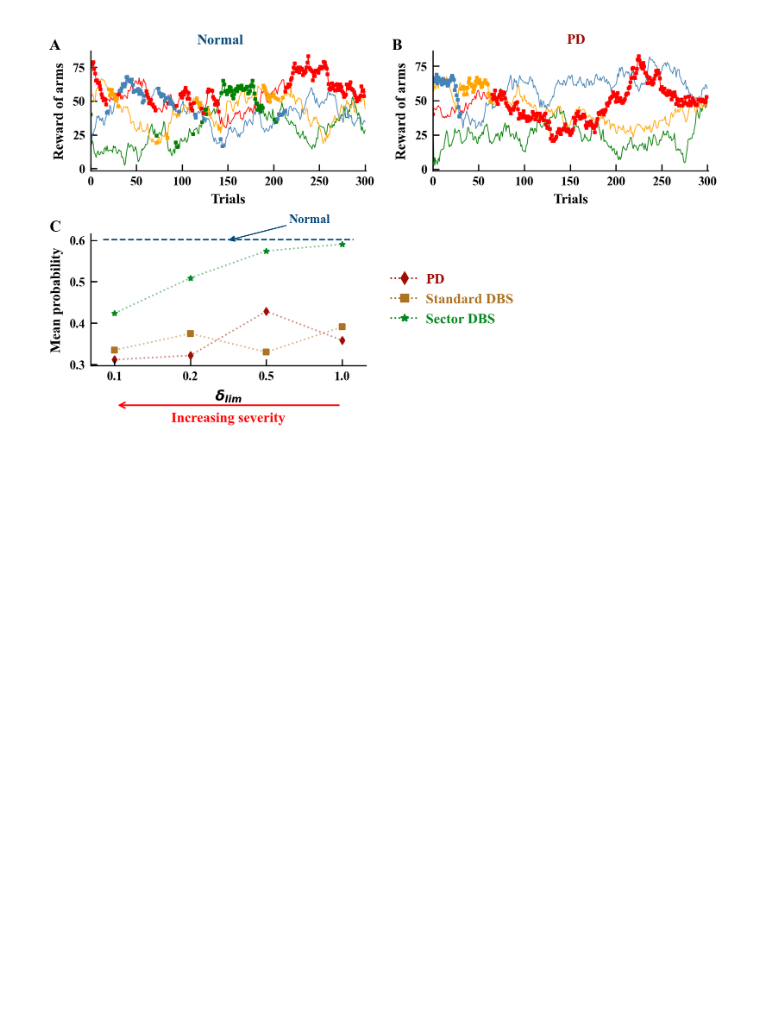
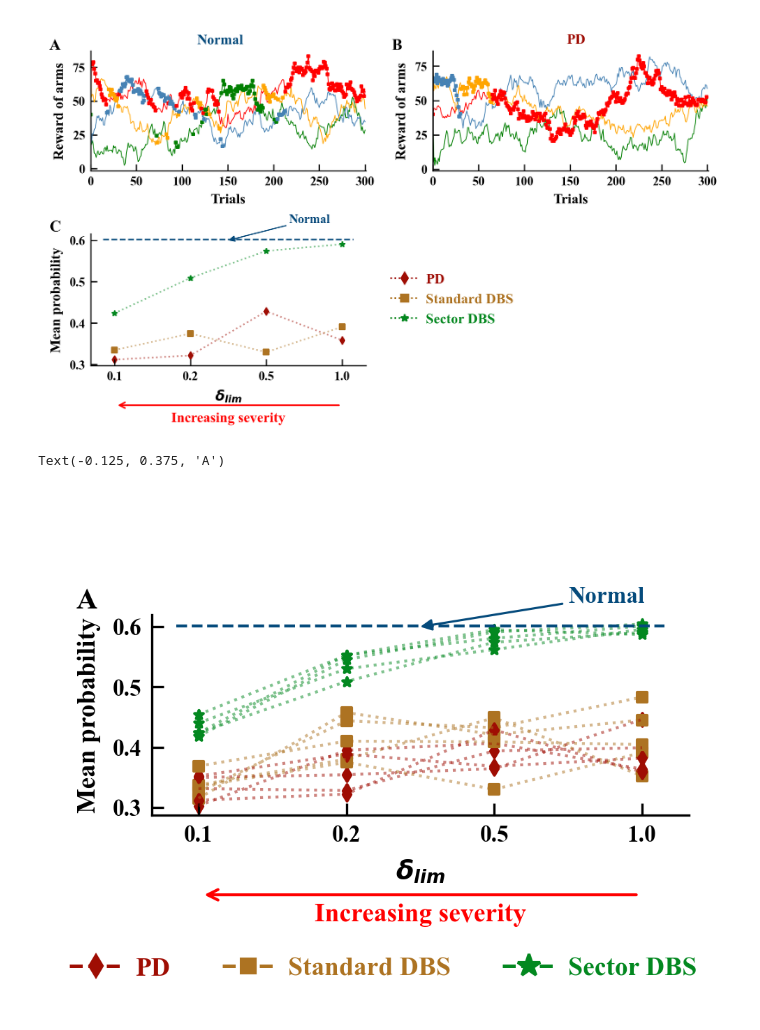
Before and after one commit to CharithaPalika/RotationalDeepBrainStimulation, a Jupyter notebook: results/decision_making_tasks/plotting_restless_bandits.ipynb, the cells around one changed output. Saved outputs shown, nothing was run; the diff lists cells and outputs as text; code cells hidden in the pictures; blank space fills up the shorter version.

```diff
--- a/results/decision_making_tasks/plotting_restless_bandits.ipynb
+++ b/results/decision_making_tasks/plotting_restless_bandits.ipynb
@@ -450,3 +452,77 @@ for n, ax in enumerate([ax_normal, ax_PD, ax_all]):
 plt.show()
 # %% [output]
 [figure]
+# %%
+fig = plt.figure(figsize=(3, 2), facecolor='white')
+
+for i in range(5):
+    plt.scatter(np.arange(4), Mean_PD_all[i], marker='d', color=colors['PD'], s=10)
+    plt.scatter(np.arange(4), Mean_std_DBS_all[i], marker='s', color= colors['std_DBS'], s=10)
+    plt.scatter(np.arange(4), Mean_sector_DBS_all[i], marker='*', color=colors['sector_DBS'], s=10)
+    plt.plot(np.arange(4), Mean_PD_all[i], color=colors['PD'], linewidth=1, alpha=0.5, linestyle='dotted')
+    plt.plot(np.arange(4), Mean_std_DBS_all[i], color=colors['std_DBS'], linewidth=1, alpha=0.5, linestyle='dotted')
+    plt.plot(np.arange(4), Mean_sector_DBS_all[i], color= colors['sector_DBS'], linewidth=1, alpha=0.5, linestyle='dotted')
+
+
+
+plt.xlabel('$\delta_{lim}$')
+plt.ylabel('Mean probability')
+plt.xticks(np.arange(4), del_lim_arr)
+
+# Add a single legend for all conditions at the bottom of the figure
+handles = [
+    Line2D([0], [0], color=colors['PD'], marker='d', linestyle='--', label='PD'),
+    Line2D([0], [0], color=colors['std_DBS'], marker='s', linestyle='--', label='Standard DBS'),
+    Line2D([0], [0], color=colors['sector_DBS'], marker='*', linestyle='--', label='Sector DBS', markersize = 8),
+]
+legend = fig.legend(handles=handles, loc='lower center', ncol=5, bbox_to_anchor=(0.5, -0.175), frameon=False, fontsize=9)
+for txt, col in zip(legend.get_texts(), [colors['PD'], colors['std_DBS'], colors['sector_DBS']]):
+    txt.set_color(col)
+x_values = np.arange(len(del_lim_arr))
+x_start = x_values[-1]
+x_end = x_values[0]
+y_pos = -0.4
+plt.annotate(
+    '',  # No text at the arrow tip
+    xy=(x_end, y_pos),           # Arrow tip coordinates (end point)
+    xytext=(x_start, y_pos),     # Text and arrow tail coordinates (start point)
+    xycoords=('data', 'axes fraction'), # Use data coords for x, axes fraction for y
+    textcoords=('data', 'axes fraction'),
+    arrowprops=dict(
+        arrowstyle="->",         # Style of the arrow head
+        color='red',           # Color of the arrow
+        linewidth=1
+    )
+)
+#
+# 4. Add the text at the center of the arrow.
+plt.annotate(
+    'Increasing severity',
+    xy=((x_start + x_end) / 2, y_pos-0.1), # Center point of the arrow
+    xycoords=('data', 'axes fraction'),
+    ha='center',                 # Horizontal alignment
+    va='center',                 # Vertical alignment (center on the arrow line)
+    fontsize=9,
+    color='red'
+)
+
+
+x_min, x_max = plt.xlim()
+plt.hlines(np.mean(prob_normal)-0.02, x_min, x_max, color=colors['normal'], linestyle='--', linewidth=1.0)
+x_ann = x_min + 0.5 * (x_max - x_min)               # near left/y-axis
+y_ann = 0.6
+y_text = 0.65
+
+plt.annotate(
+    'Normal',
+    xy=(x_ann, y_ann),
+    xytext=(x_ann + 1, y_text),
+    arrowprops=dict(arrowstyle='-|>', color=colors['normal'], lw=0.75, shrinkA=0, shrinkB=0),
+    fontsize=8, fontweight='bold', color=colors['normal'], va='center'
+)
+
+
+plt.text(-0.125, 0.375, 'A', transform=ax.transAxes, fontsize=10, fontweight='bold', va='top', ha='left')
+# %% [output]
+Text(-0.125, 0.375, 'A')
+[figure, added]
```
Also changed, not shown: parts of 1 cell of this notebook, 2 other files.
